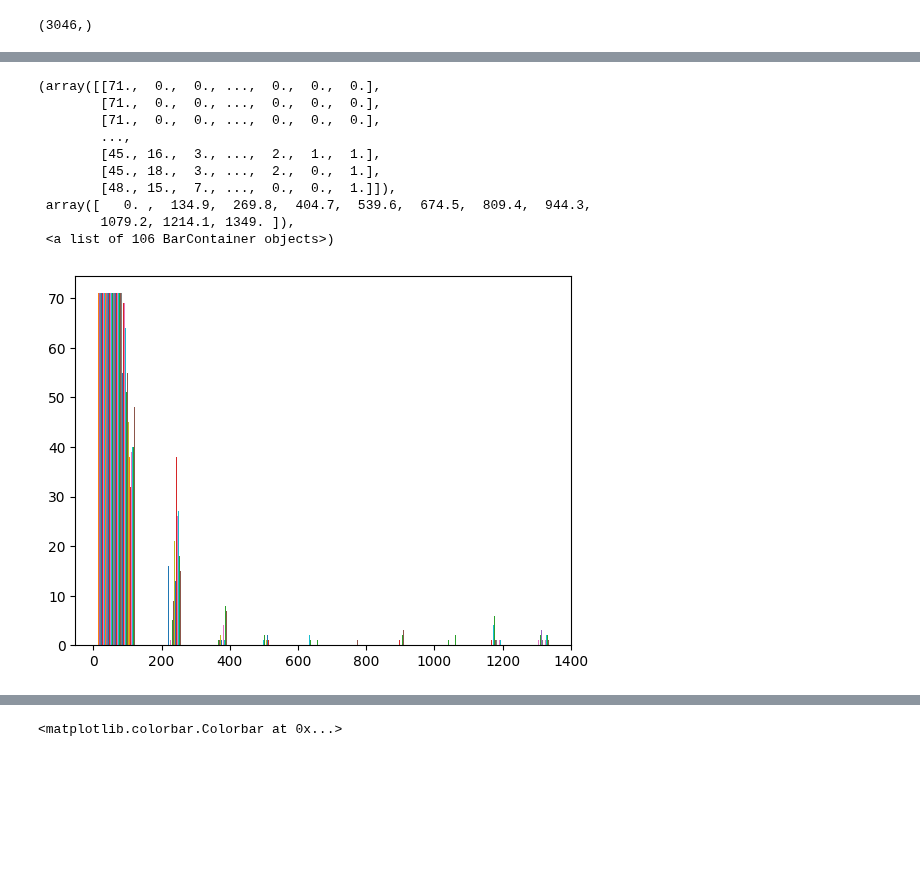
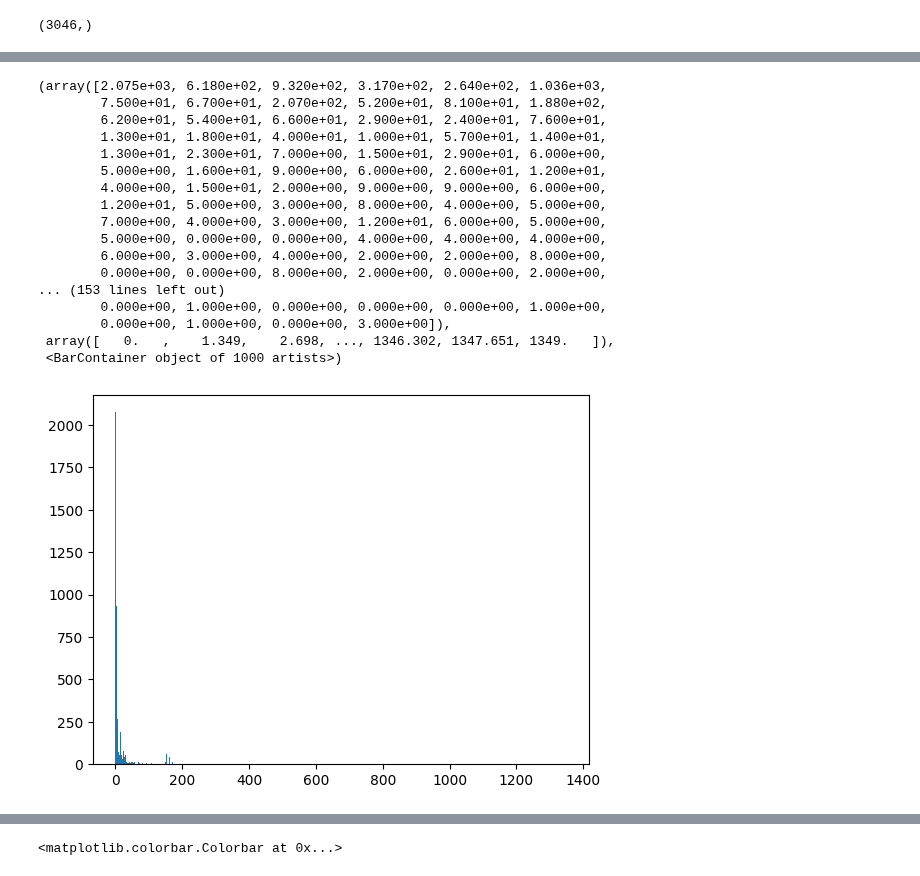
Before and after one commit to CaffineAddic/Wavelet_transforms_in_schlieren_flame_images, a Jupyter notebook: IIST_data/1/harr_transform_1.ipynb, the cells around one changed output, grey strips where cells are left out. Saved outputs shown, nothing was run; the diff lists cells and outputs as text; code cells hidden in the pictures; blank space fills up the shorter version.

```diff
--- a/IIST_data/1/harr_transform_1.ipynb
+++ b/IIST_data/1/harr_transform_1.ipynb
@@ -405,17 +400,24 @@ df
 11450381 rows × 1 columns
 # %%
-plt.hist(x_data_sort[-1, :].reshape(fft_sig_mean.shape[1:]))
-# plt.xlim(xmin=0, xmax=1200)
-# plt.ylim(ymin=0, ymax=5)
+plt.hist(x_data_sort[-1, :], bins=1000)
+# plt.xlim(xmin=50, xmax=150)
+# plt.ylim(ymin=0, ymax=100000)
 # %% [output]
-(array([[71.,  0.,  0., ...,  0.,  0.,  0.],
-        [71.,  0.,  0., ...,  0.,  0.,  0.],
-        [71.,  0.,  0., ...,  0.,  0.,  0.],
-        ...,
-        [45., 16.,  3., ...,  2.,  1.,  1.],
-        [45., 18.,  3., ...,  2.,  0.,  1.],
-        [48., 15.,  7., ...,  0.,  0.,  1.]]),
- array([   0. ,  134.9,  269.8,  404.7,  539.6,  674.5,  809.4,  944.3,
-        1079.2, 1214.1, 1349. ]),
- <a list of 106 BarContainer objects>)
+(array([2.075e+03, 6.180e+02, 9.320e+02, 3.170e+02, 2.640e+02, 1.036e+03,
+        7.500e+01, 6.700e+01, 2.070e+02, 5.200e+01, 8.100e+01, 1.880e+02,
+        6.200e+01, 5.400e+01, 6.600e+01, 2.900e+01, 2.400e+01, 7.600e+01,
+        1.300e+01, 1.800e+01, 4.000e+01, 1.000e+01, 5.700e+01, 1.400e+01,
+        1.300e+01, 2.300e+01, 7.000e+00, 1.500e+01, 2.900e+01, 6.000e+00,
+        5.000e+00, 1.600e+01, 9.000e+00, 6.000e+00, 2.600e+01, 1.200e+01,
+        4.000e+00, 1.500e+01, 2.000e+00, 9.000e+00, 9.000e+00, 6.000e+00,
+        1.200e+01, 5.000e+00, 3.000e+00, 8.000e+00, 4.000e+00, 5.000e+00,
+        7.000e+00, 4.000e+00, 3.000e+00, 1.200e+01, 6.000e+00, 5.000e+00,
+        5.000e+00, 0.000e+00, 0.000e+00, 4.000e+00, 4.000e+00, 4.000e+00,
+        6.000e+00, 3.000e+00, 4.000e+00, 2.000e+00, 2.000e+00, 8.000e+00,
+        0.000e+00, 0.000e+00, 8.000e+00, 2.000e+00, 0.000e+00, 2.000e+00,
+... (153 lines left out)
+        0.000e+00, 1.000e+00, 0.000e+00, 0.000e+00, 0.000e+00, 1.000e+00,
+        0.000e+00, 1.000e+00, 0.000e+00, 3.000e+00]),
+ array([   0.   ,    1.349,    2.698, ..., 1346.302, 1347.651, 1349.   ]),
+ <BarContainer object of 1000 artists>)
-[figure, old version]
+[figure, new version]
```
Also changed, not shown: parts of 6 cells of this notebook, 10 other files.
